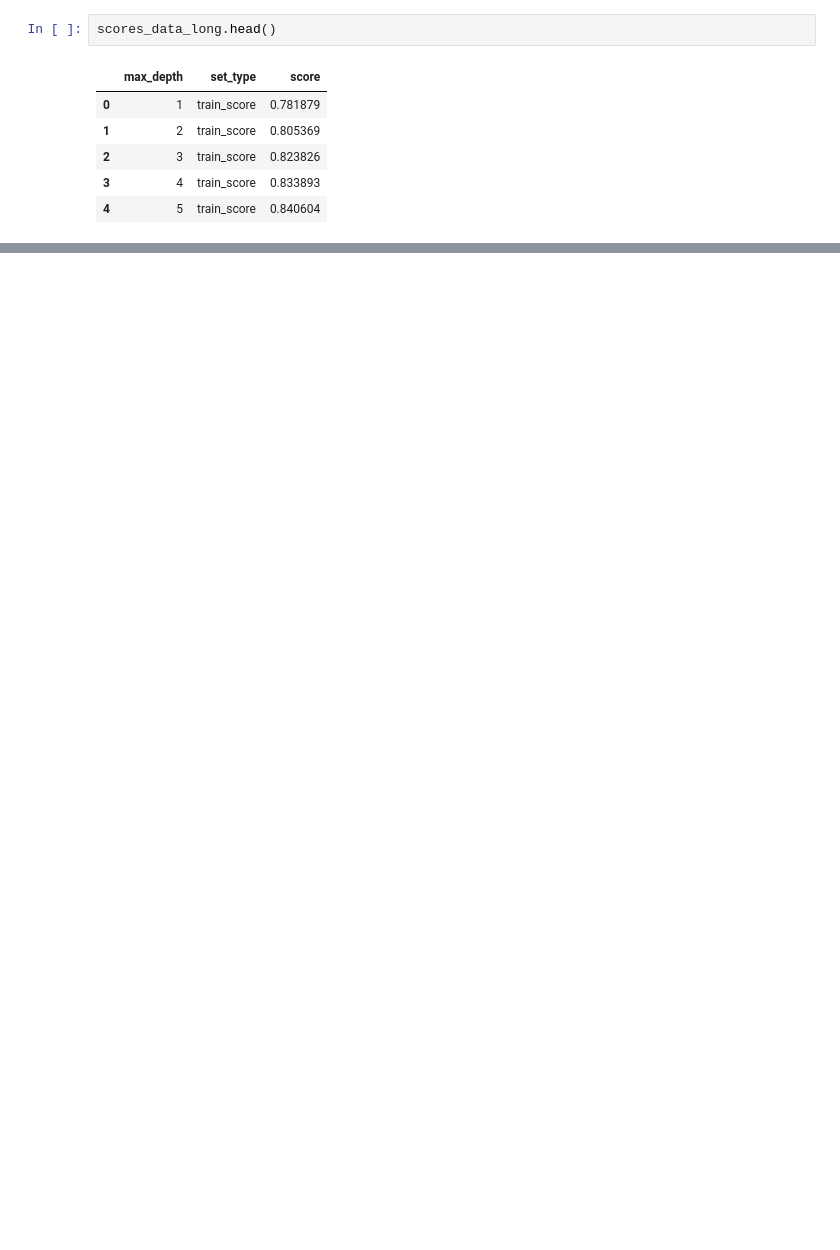
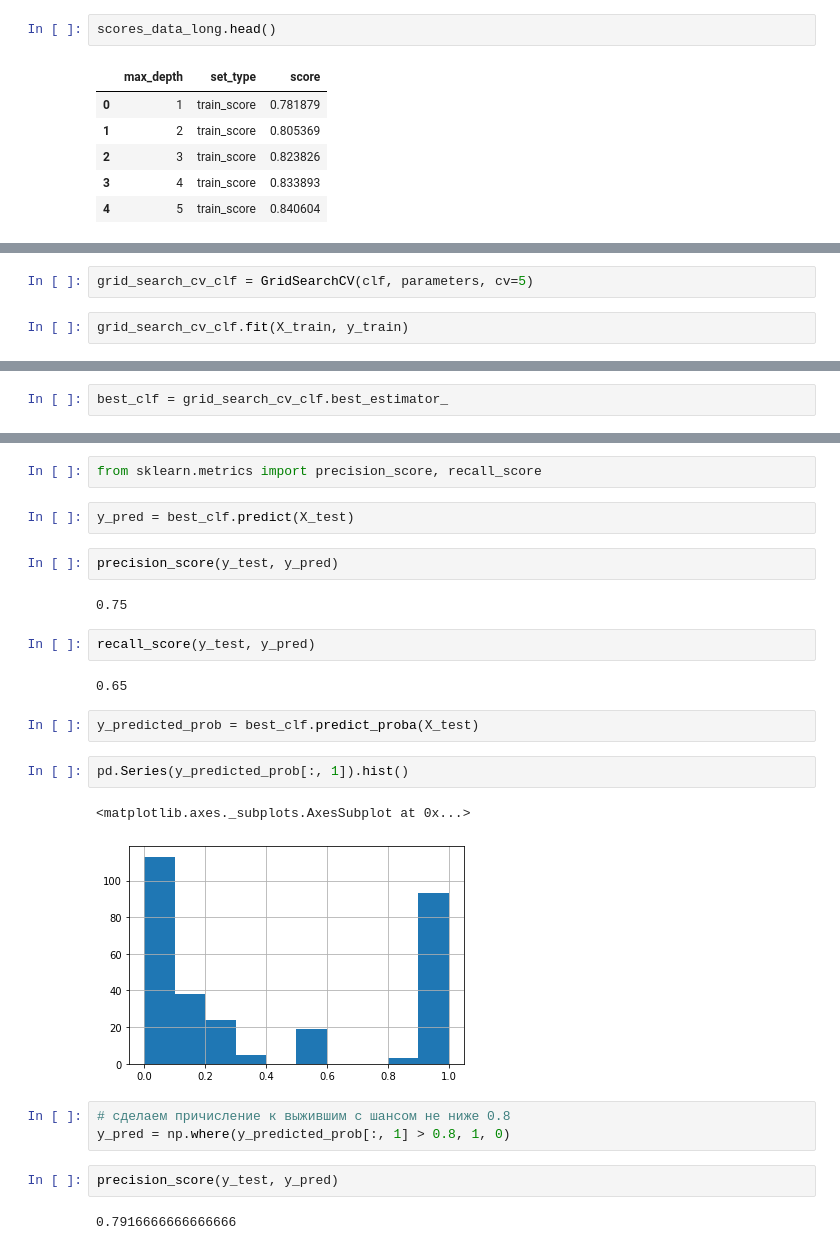
Before and after one commit to Loganche/stepik-intro-to-DS-and-ML, a Jupyter notebook: titanic.ipynb, the cells around one changed output, grey strips where cells are left out. Cells and saved outputs as stored; diff of their text form; blank space fills up the shorter version.

Commit message:
2-6 added metrics

```diff
--- a/titanic.ipynb
+++ b/titanic.ipynb
@@ -178,0 +246,4 @@ sns.lineplot(x='max_depth', y='score', hue='set_type', data=scores_data_long)
+# %%
+grid_search_cv_clf = GridSearchCV(clf, parameters, cv=5)
+# %%
+grid_search_cv_clf.fit(X_train, y_train)
@@ -178,0 +273,2 @@ sns.lineplot(x='max_depth', y='score', hue='set_type', data=scores_data_long)
+# %%
+best_clf = grid_search_cv_clf.best_estimator_
@@ -178,0 +281,26 @@ sns.lineplot(x='max_depth', y='score', hue='set_type', data=scores_data_long)
+# %%
+from sklearn.metrics import precision_score, recall_score
+# %%
+y_pred = best_clf.predict(X_test)
+# %%
+precision_score(y_test, y_pred)
+# %% [output]
+0.75
+# %%
+recall_score(y_test, y_pred)
+# %% [output]
+0.65
+# %%
+y_predicted_prob = best_clf.predict_proba(X_test)
+# %%
+pd.Series(y_predicted_prob[:, 1]).hist()
+# %% [output]
+<matplotlib.axes._subplots.AxesSubplot at 0x...>
+[figure, added]
+# %%
+# сделаем причисление к выжившим с шансом не ниже 0.8
+y_pred = np.where(y_predicted_prob[:, 1] > 0.8, 1, 0)
+# %%
+precision_score(y_test, y_pred)
+# %% [output]
+0.7916666666666666
```
Also changed, not shown: parts of 33 cells of this notebook.
